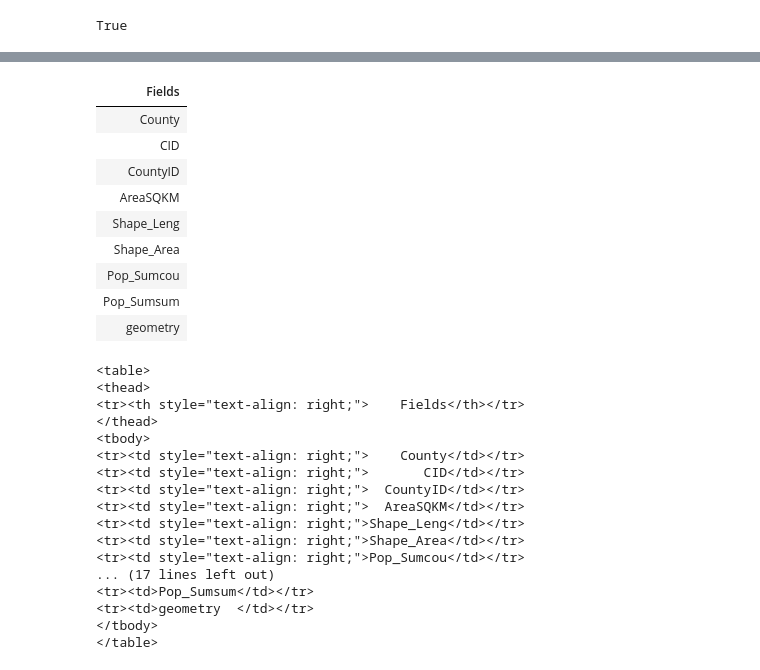
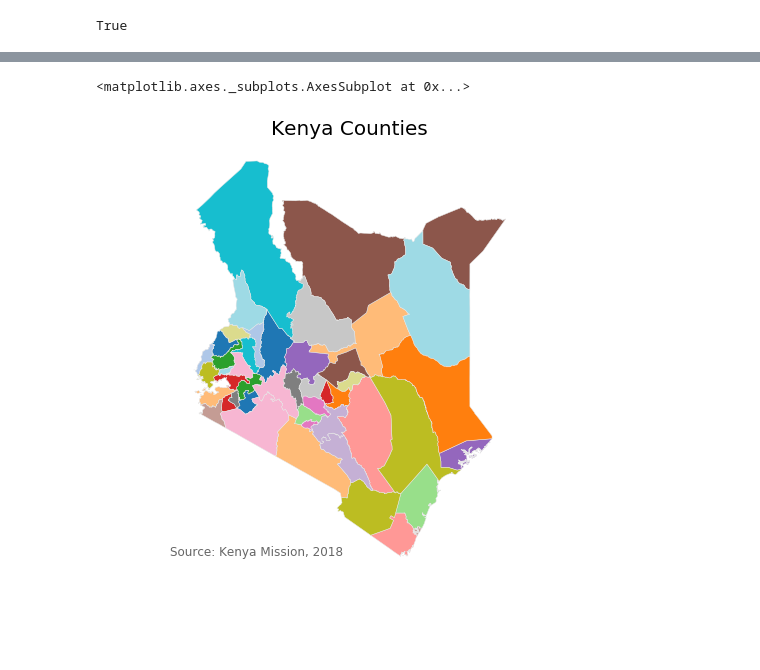
Before and after one commit to deitelberg/Python-projects, a Jupyter notebook: gridmap.ipynb, the cells around one changed output, grey strips where cells are left out. Cells and saved outputs as stored; diff of their text form; code cells hidden in the pictures; blank space fills up the shorter version.

```diff
--- a/gridmap.ipynb
+++ b/gridmap.ipynb
@@ -53,40 +31,0 @@ geometry
-# %%
-tbl = [['Fields'],['County'], ['CID'], ['CountyID'], ['AreaSQKM'], ['Shape_Leng'],
-       ['Shape_Area'], ['Pop_Sumcou'], ['Pop_Sumsum'], ['geometry']]
-display(HTML(tabulate(tbl, headers="firstrow", stralign="left", tablefmt='html')))
-# %% [output]
-| Fields |
-| County |
-| CID |
-| CountyID |
-| AreaSQKM |
-| Shape_Leng |
-| Shape_Area |
-| Pop_Sumcou |
-| Pop_Sumsum |
-| geometry |
-# %%
-tbl = [['Fields'],['County'], ['CID'], ['CountyID'], ['AreaSQKM'], ['Shape_Leng'],
-       ['Shape_Area'], ['Pop_Sumcou'], ['Pop_Sumsum'], ['geometry']]
-
-print(tabulate(tbl, headers="firstrow", tablefmt='html', stralign='right'))
-print('-----------')
-print(tabulate(tbl, headers="firstrow", tablefmt='html', stralign='left'))
-# %% [output]
-<table>
-<thead>
-<tr><th style="text-align: right;">    Fields</th></tr>
-</thead>
-<tbody>
-<tr><td style="text-align: right;">    County</td></tr>
-<tr><td style="text-align: right;">       CID</td></tr>
-<tr><td style="text-align: right;">  CountyID</td></tr>
-<tr><td style="text-align: right;">  AreaSQKM</td></tr>
-<tr><td style="text-align: right;">Shape_Leng</td></tr>
-<tr><td style="text-align: right;">Shape_Area</td></tr>
-<tr><td style="text-align: right;">Pop_Sumcou</td></tr>
-... (17 lines left out)
-<tr><td>Pop_Sumsum</td></tr>
-<tr><td>geometry  </td></tr>
-</tbody>
-</table>
@@ -94,0 +32,16 @@ display(HTML(tabulate(tbl, headers="firstrow", tablefmt='html', stralign='center
+# %%
+fig, ax = plt.subplots(1, figsize=(10, 8))
+ax.axis('off')
+ax.set_title('Kenya Counties', fontdict={'fontsize': '20', 'fontweight' : '500'})
+ax.annotate('Source: Kenya Mission, 2018',
+            xy=(0.17, .115),
+            xycoords='figure fraction',
+            horizontalalignment='left',
+            verticalalignment='top',
+            fontsize=12,
+            color='0.4')
+
+counties.plot(column='County', cmap='tab20', ax=ax, linewidth=0.5, edgecolor='0.9')
+# %% [output]
+<matplotlib.axes._subplots.AxesSubplot at 0x...>
+[figure, added]
```
Also changed, not shown: parts of 5 cells of this notebook.
